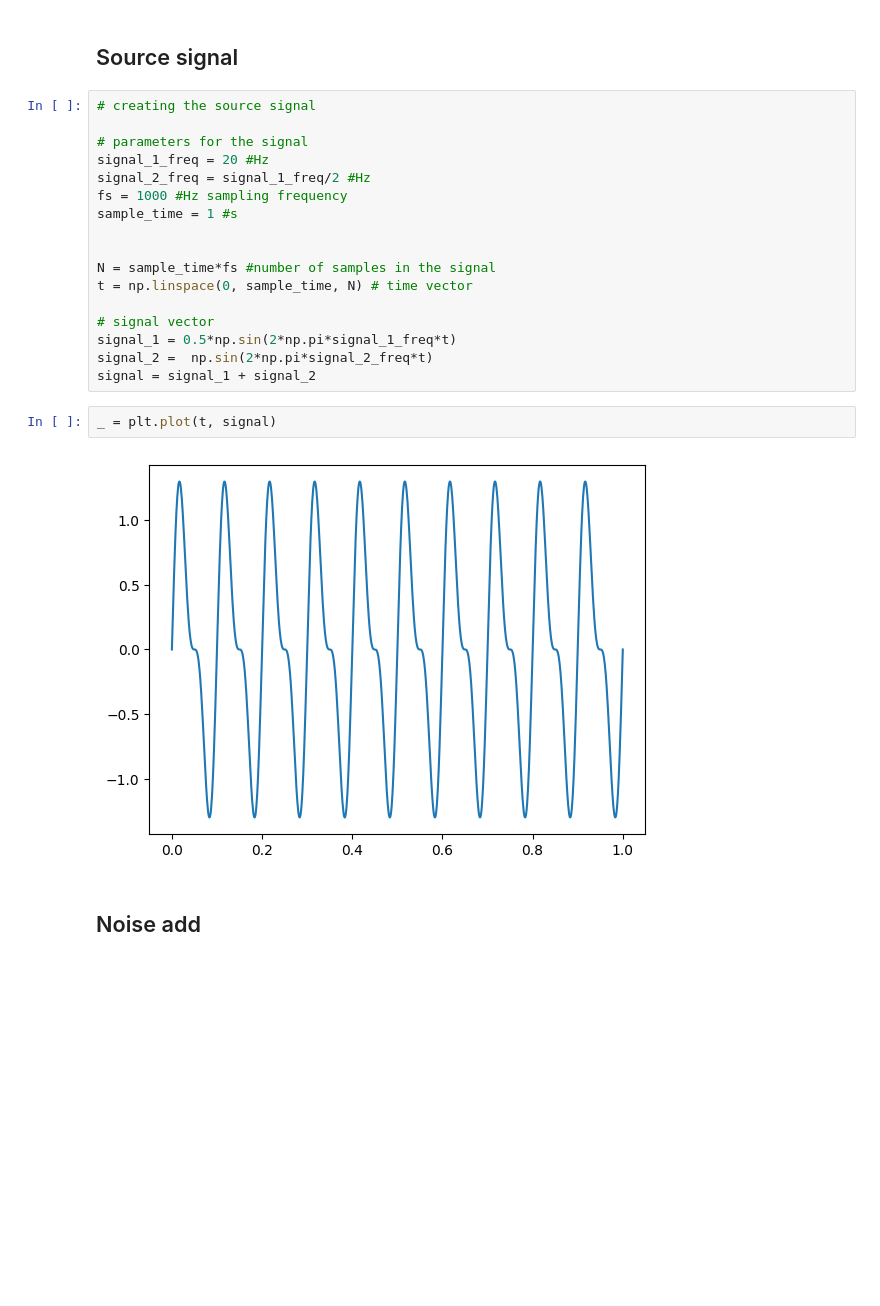
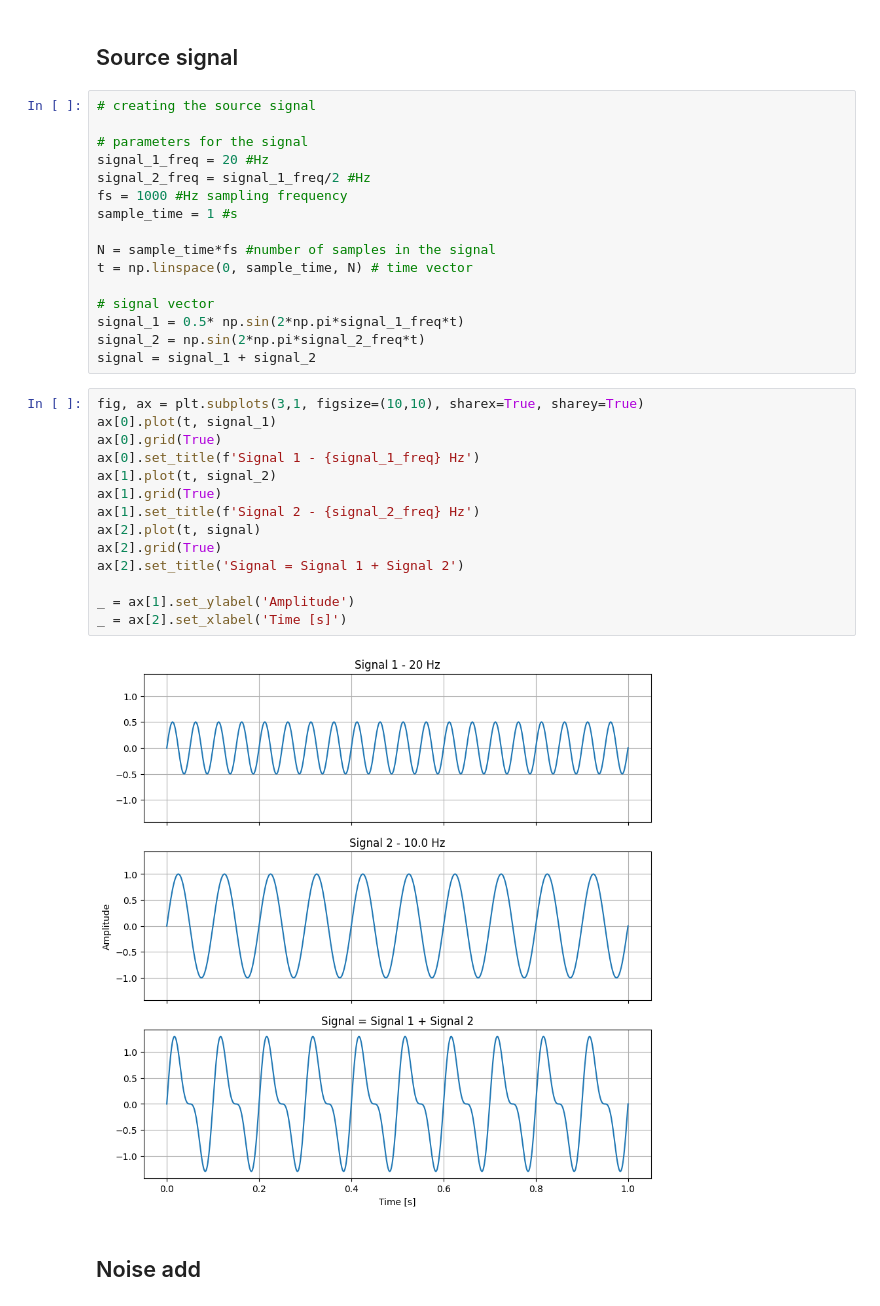
Before and after one commit to V-kr0pt/filtros_ufpb, a Jupyter notebook: signal_noise.ipynb, the cells around one changed output. Cells and saved outputs as stored; diff of their text form; blank space fills up the shorter version.

```diff
--- a/signal_noise.ipynb
+++ b/signal_noise.ipynb
@@ -13,18 +13,29 @@ signal_2_freq = signal_1_freq/2 #Hz
 fs = 1000 #Hz sampling frequency
 sample_time = 1 #s
 
-
 N = sample_time*fs #number of samples in the signal
 t = np.linspace(0, sample_time, N) # time vector
 
 # signal vector
-signal_1 = 0.5*np.sin(2*np.pi*signal_1_freq*t)
-signal_2 =  np.sin(2*np.pi*signal_2_freq*t)
+signal_1 = 0.5* np.sin(2*np.pi*signal_1_freq*t)
+signal_2 = np.sin(2*np.pi*signal_2_freq*t)
 signal = signal_1 + signal_2
-# %%
-_ = plt.plot(t, signal)
-# %% [output]
-[figure, removed]
+# %%
+fig, ax = plt.subplots(3,1, figsize=(10,10), sharex=True, sharey=True)
+ax[0].plot(t, signal_1)
+ax[0].grid(True)
+ax[0].set_title(f'Signal 1 - {signal_1_freq} Hz')
+ax[1].plot(t, signal_2)
+ax[1].grid(True)
+ax[1].set_title(f'Signal 2 - {signal_2_freq} Hz')
+ax[2].plot(t, signal)
+ax[2].grid(True)
+ax[2].set_title('Signal = Signal 1 + Signal 2')
+
+_ = ax[1].set_ylabel('Amplitude')
+_ = ax[2].set_xlabel('Time [s]')
+# %% [output]
+[figure, added]
 # %% [markdown]
 ## Noise add
 # %%
```
Also changed, not shown: parts of 12 cells of this notebook.
